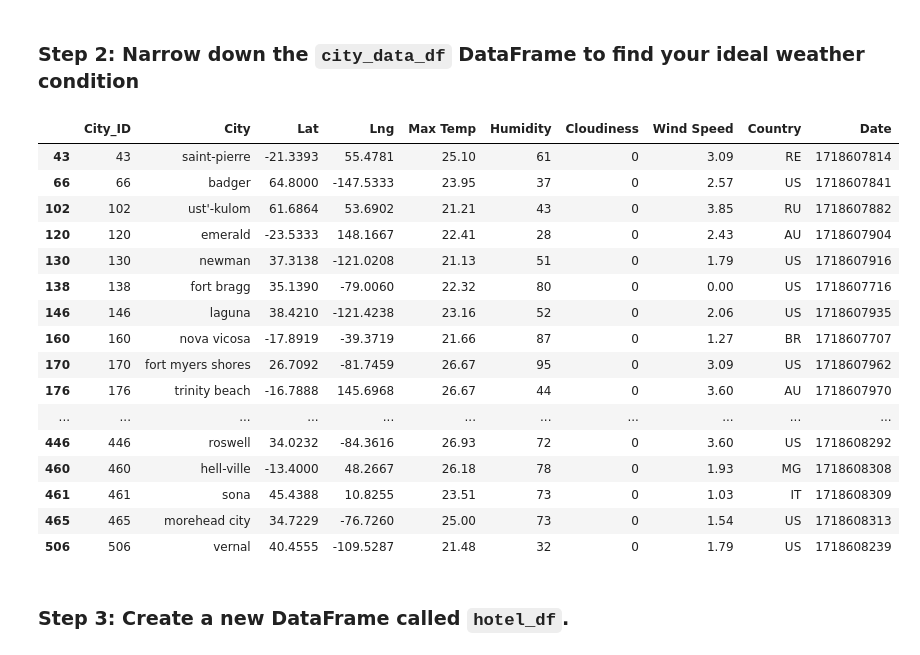
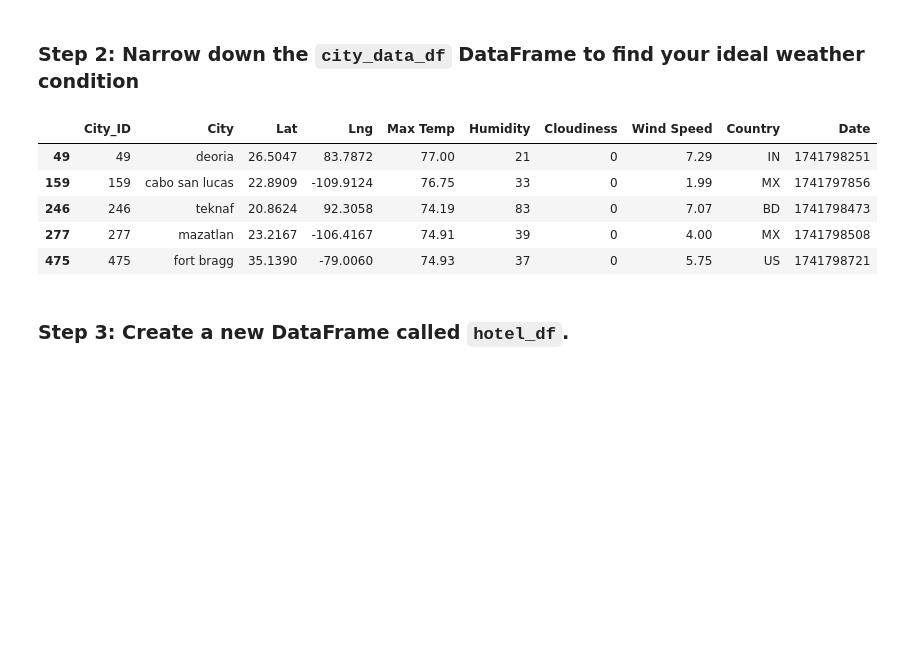
Before and after one commit to CoriEsposito/python-api-challenge, a Jupyter notebook: WeatherPy/VacationPy.ipynb, the cells around one changed output. Cells and saved outputs as stored; diff of their text form; code cells hidden in the pictures; blank space fills up the shorter version.

```diff
--- a/WeatherPy/VacationPy.ipynb
+++ b/WeatherPy/VacationPy.ipynb
@@ -41,31 +57,24 @@ city_data_df.head()
 ### Step 2: Narrow down the `city_data_df` DataFrame to find your ideal weather condition
 # %%
 # Narrow down cities that fit criteria and drop any results with null values
-# YOUR CODE HERE
-
+ideal_cities_df = city_data_df.loc[
+    (city_data_df["Max Temp"] < 80)
+    & (city_data_df["Max Temp"] > 70)
+    & (city_data_df["Wind Speed"] < 10)
+    & (city_data_df["Cloudiness"] == 0)
+]
 # Drop any rows with null values
-# YOUR CODE HERE
+ideal_cities_df = ideal_cities_df.dropna()
 
 # Display sample data
-# YOUR CODE HERE
+ideal_cities_df.head()
 # %% [output]
 |  | City_ID | City | Lat | Lng | Max Temp | Humidity | Cloudiness | Wind Speed | Country | Date |
-| 43 | 43 | saint-pierre | -21.3393 | 55.4781 | 25.10 | 61 | 0 | 3.09 | RE | 1718607814 |
-| 66 | 66 | badger | 64.8000 | -147.5333 | 23.95 | 37 | 0 | 2.57 | US | 1718607841 |
-| 102 | 102 | ust'-kulom | 61.6864 | 53.6902 | 21.21 | 43 | 0 | 3.85 | RU | 1718607882 |
-| 120 | 120 | emerald | -23.5333 | 148.1667 | 22.41 | 28 | 0 | 2.43 | AU | 1718607904 |
-| 130 | 130 | newman | 37.3138 | -121.0208 | 21.13 | 51 | 0 | 1.79 | US | 1718607916 |
-| 138 | 138 | fort bragg | 35.1390 | -79.0060 | 22.32 | 80 | 0 | 0.00 | US | 1718607716 |
-| 146 | 146 | laguna | 38.4210 | -121.4238 | 23.16 | 52 | 0 | 2.06 | US | 1718607935 |
-| 160 | 160 | nova vicosa | -17.8919 | -39.3719 | 21.66 | 87 | 0 | 1.27 | BR | 1718607707 |
-| 170 | 170 | fort myers shores | 26.7092 | -81.7459 | 26.67 | 95 | 0 | 3.09 | US | 1718607962 |
-| 176 | 176 | trinity beach | -16.7888 | 145.6968 | 26.67 | 44 | 0 | 3.60 | AU | 1718607970 |
-| ... | ... | ... | ... | ... | ... | ... | ... | ... | ... | ... |
-| 446 | 446 | roswell | 34.0232 | -84.3616 | 26.93 | 72 | 0 | 3.60 | US | 1718608292 |
-| 460 | 460 | hell-ville | -13.4000 | 48.2667 | 26.18 | 78 | 0 | 1.93 | MG | 1718608308 |
-| 461 | 461 | sona | 45.4388 | 10.8255 | 23.51 | 73 | 0 | 1.03 | IT | 1718608309 |
-| 465 | 465 | morehead city | 34.7229 | -76.7260 | 25.00 | 73 | 0 | 1.54 | US | 1718608313 |
-| 506 | 506 | vernal | 40.4555 | -109.5287 | 21.48 | 32 | 0 | 1.79 | US | 1718608239 |
+| 49 | 49 | deoria | 26.5047 | 83.7872 | 77.00 | 21 | 0 | 7.29 | IN | 1741798251 |
+| 159 | 159 | cabo san lucas | 22.8909 | -109.9124 | 76.75 | 33 | 0 | 1.99 | MX | 1741797856 |
+| 246 | 246 | teknaf | 20.8624 | 92.3058 | 74.19 | 83 | 0 | 7.07 | BD | 1741798473 |
+| 277 | 277 | mazatlan | 23.2167 | -106.4167 | 74.91 | 39 | 0 | 4.00 | MX | 1741798508 |
+| 475 | 475 | fort bragg | 35.1390 | -79.0060 | 74.93 | 37 | 0 | 5.75 | US | 1741798721 |
 # %% [markdown]
 ### Step 3: Create a new DataFrame called `hotel_df`.
 # %%
```
Also changed, not shown: parts of 7 cells of this notebook, 2 other files.
